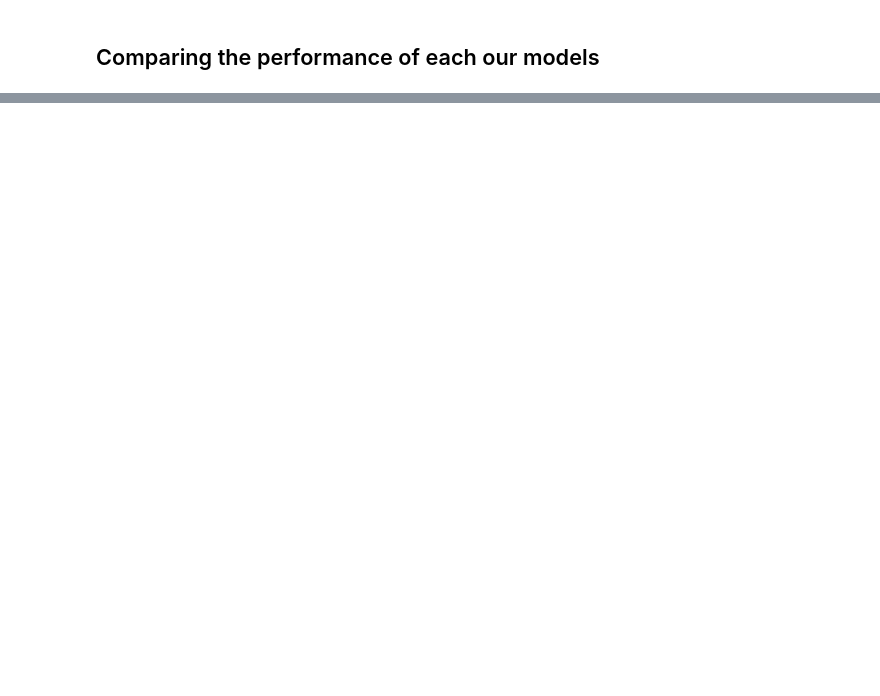
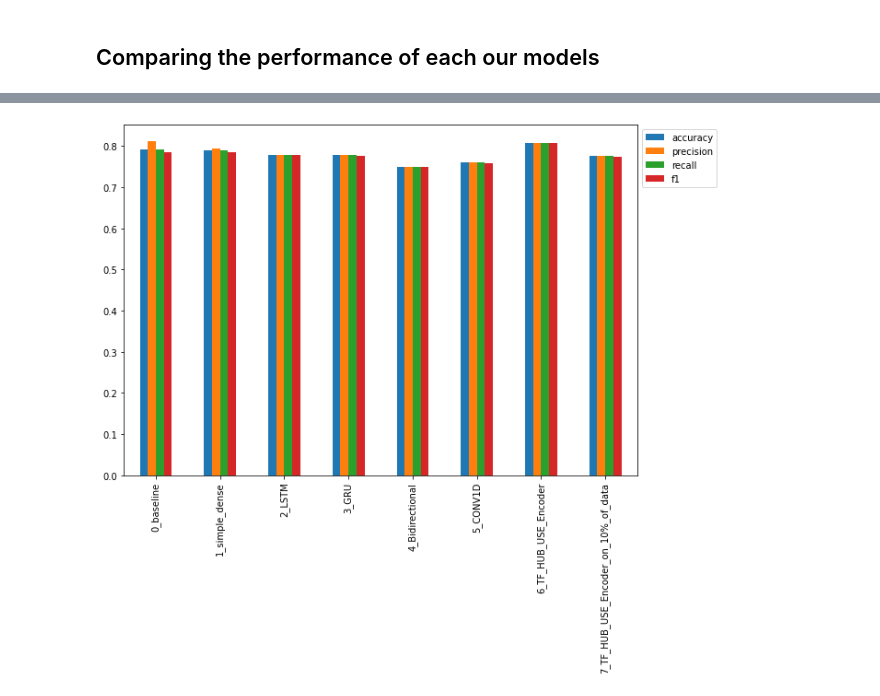
Before and after one commit to ShahZebYousafzai/Deep-Learning-Basics, a Jupyter notebook: 8_Natural_Language_Processing.ipynb, the cells around one changed output, grey strips where cells are left out. Cells and saved outputs as stored; diff of their text form; code cells hidden in the pictures; blank space fills up the shorter version.

```diff
--- a/8_Natural_Language_Processing.ipynb
+++ b/8_Natural_Language_Processing.ipynb
@@ -1288,0 +1286,4 @@ all_model_results.transpose()
+# %%
+# # Reduce the accuracy to the same scale as other metrics
+all_model_results["accuracy"] = all_model_results["accuracy"]/100
+all_model_results
@@ -1288,0 +1300,5 @@ all_model_results.transpose()
+# %%
+# Plot and compare all of the model results
+all_model_results.plot(kind="bar", figsize=(10,7)).legend(bbox_to_anchor=(1.0, 1.0));
+# %% [output]
+[figure, added]
```
Also changed, not shown: parts of 69 cells of this notebook.
